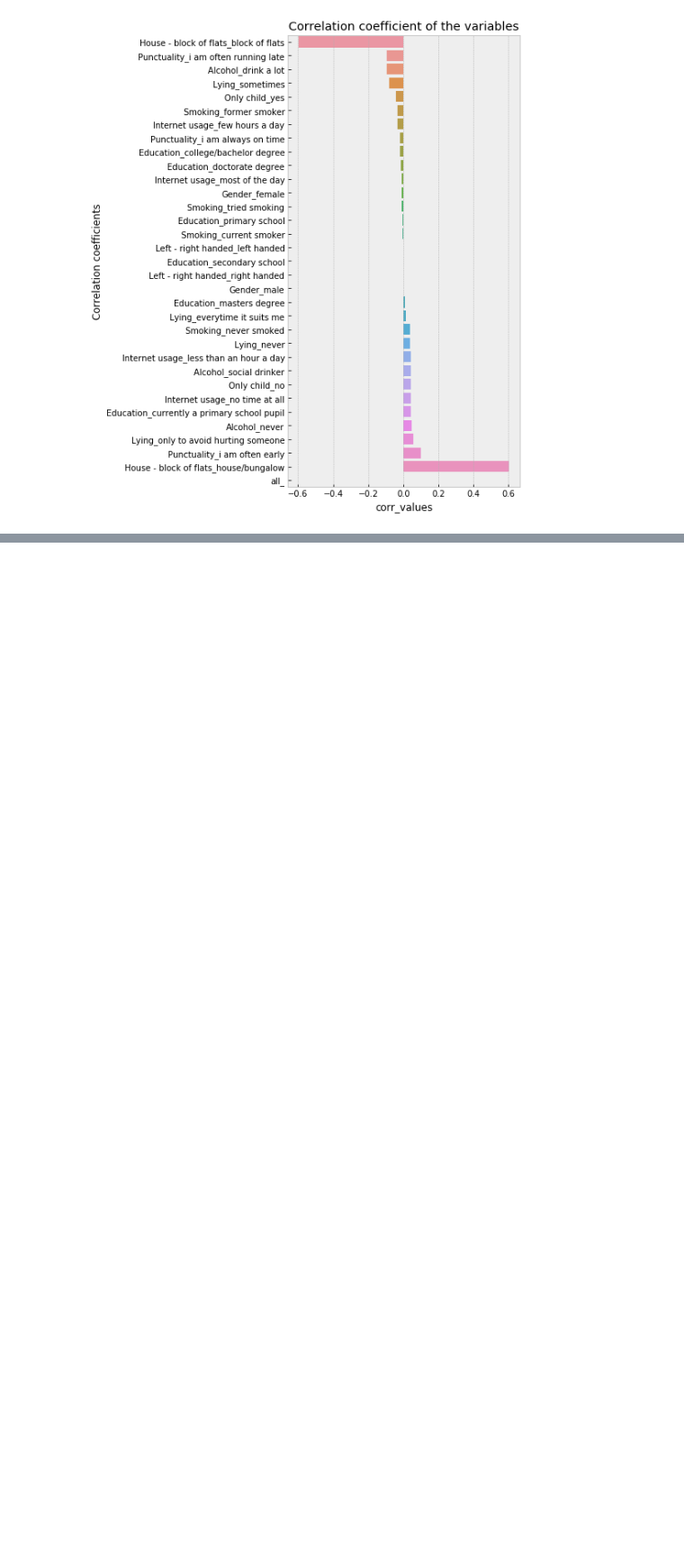
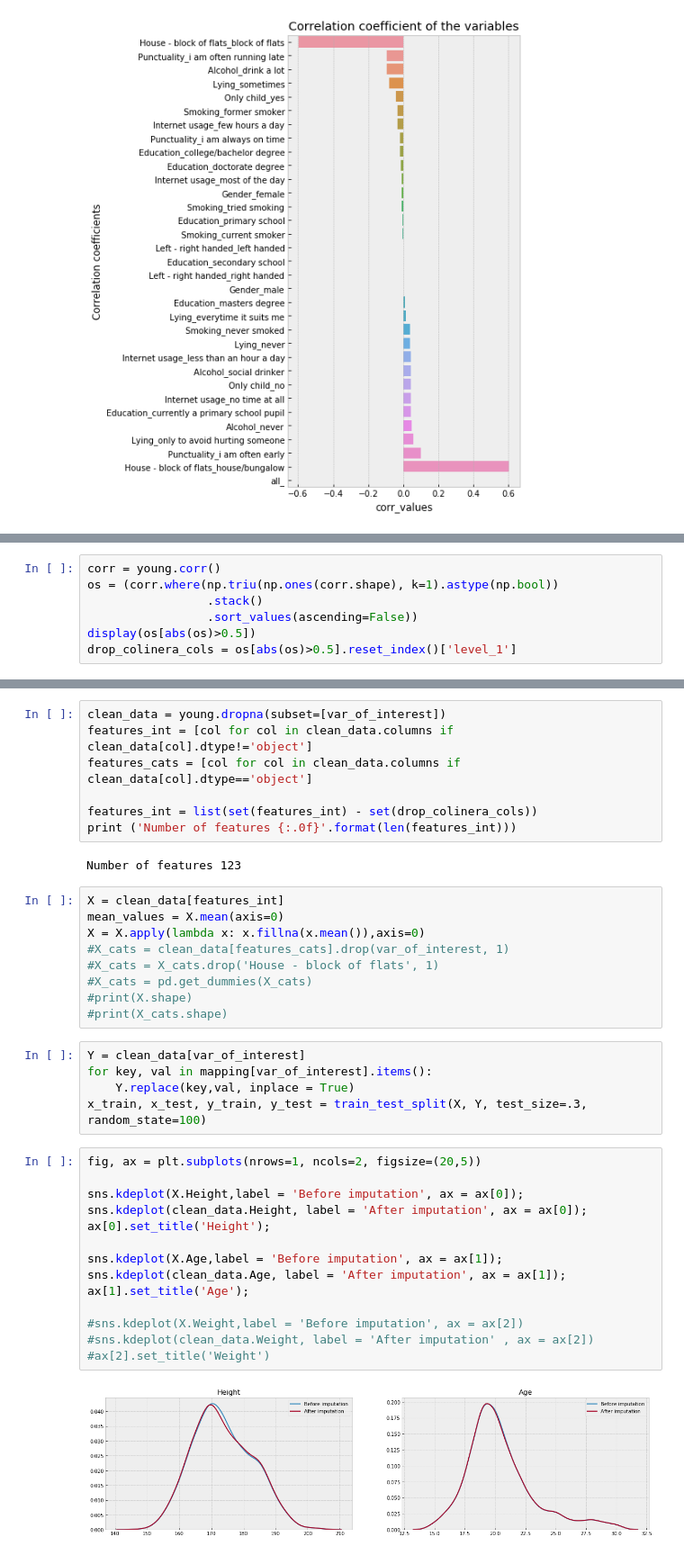
Before and after one commit to jaimindp/Kaggle, a Jupyter notebook: Kaggle Survey.ipynb, the cells around one changed output, grey strips where cells are left out. Shown at 90% size. Cells and saved outputs as stored; diff of their text form; blank space fills up the shorter version.

```diff
--- a/Kaggle Survey.ipynb
+++ b/Kaggle Survey.ipynb
@@ -175,0 +302,7 @@ HI world
+# %%
+corr = young.corr()
+os = (corr.where(np.triu(np.ones(corr.shape), k=1).astype(np.bool))
+                 .stack()
+                 .sort_values(ascending=False))
+display(os[abs(os)>0.5])
+drop_colinera_cols = os[abs(os)>0.5].reset_index()['level_1']
@@ -175,0 +330,39 @@ HI world
+# %%
+clean_data = young.dropna(subset=[var_of_interest])
+features_int = [col for col in clean_data.columns if clean_data[col].dtype!='object']
+features_cats = [col for col in clean_data.columns if clean_data[col].dtype=='object']
+
+features_int = list(set(features_int) - set(drop_colinera_cols))
+print ('Number of features {:.0f}'.format(len(features_int)))
+# %% [output]
+Number of features 123
+# %%
+X = clean_data[features_int]
+mean_values = X.mean(axis=0)
+X = X.apply(lambda x: x.fillna(x.mean()),axis=0)
+#X_cats = clean_data[features_cats].drop(var_of_interest, 1)
+#X_cats = X_cats.drop('House - block of flats', 1)
+#X_cats = pd.get_dummies(X_cats)
+#print(X.shape)
+#print(X_cats.shape)
+# %%
+Y = clean_data[var_of_interest]
+for key, val in mapping[var_of_interest].items():
+    Y.replace(key,val, inplace = True)
+x_train, x_test, y_train, y_test = train_test_split(X, Y, test_size=.3, random_state=100)
+# %%
+fig, ax = plt.subplots(nrows=1, ncols=2, figsize=(20,5))
+
+sns.kdeplot(X.Height,label = 'Before imputation', ax = ax[0]);
+sns.kdeplot(clean_data.Height, label = 'After imputation', ax = ax[0]);
+ax[0].set_title('Height');
+
+sns.kdeplot(X.Age,label = 'Before imputation', ax = ax[1]);
+sns.kdeplot(clean_data.Age, label = 'After imputation', ax = ax[1]);
+ax[1].set_title('Age');
+
+#sns.kdeplot(X.Weight,label = 'Before imputation', ax = ax[2])
+#sns.kdeplot(clean_data.Weight, label = 'After imputation' , ax = ax[2])
+#ax[2].set_title('Weight')
+# %% [output]
+[figure, added]
```
Also changed, not shown: parts of 15 cells of this notebook, 1 other file.
